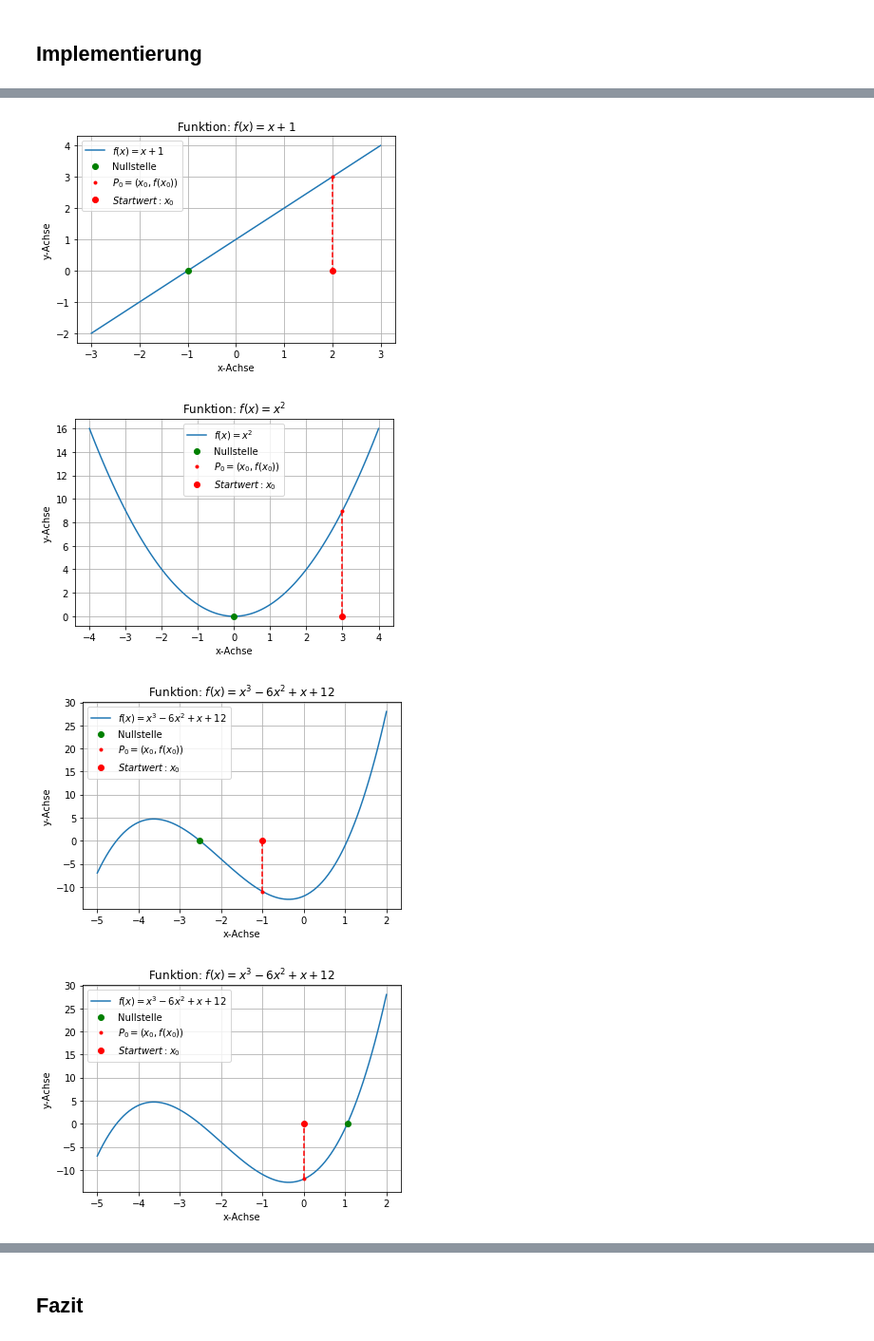
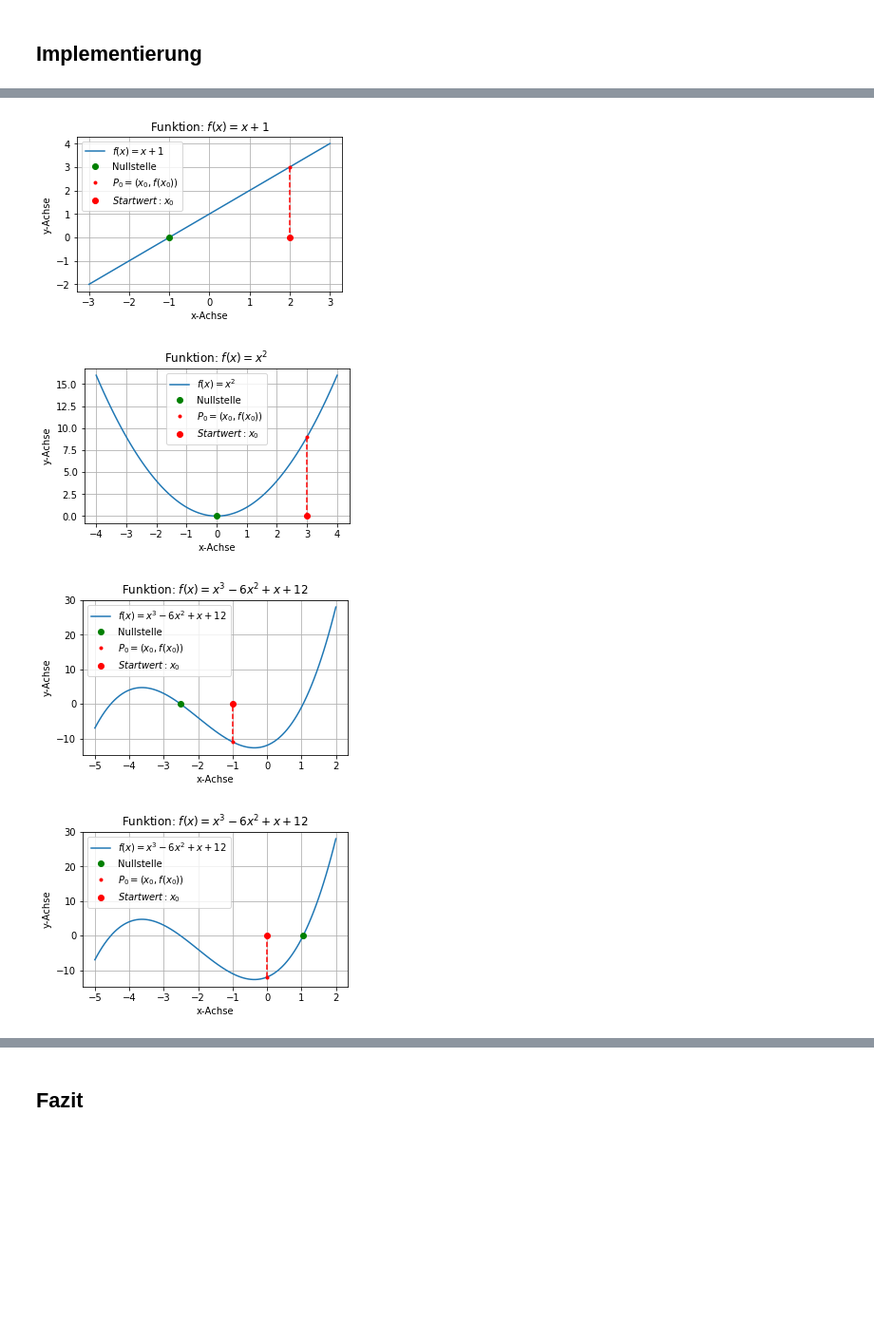
Before and after one commit to cheorges/Analysis-With-Python, a Jupyter notebook: Newton-Verfahren.ipynb, the cells around one changed output, grey strips where cells are left out. Shown at 95% size. Saved outputs shown, nothing was run; the diff lists cells and outputs as text; code cells hidden in the pictures; blank space fills up the shorter version.

```diff
--- a/Newton-Verfahren.ipynb
+++ b/Newton-Verfahren.ipynb
@@ -114,10 +115,10 @@ import sympy as sp
 
 def solve(f, x0):
     """
-    Ermittel die Nullstelle für die Funktion f mit dem Startwert x0.
-    @param: Funktion f: sympy-Funktion, als mathematischen Ausdruck
-    @param: int x0: Start für das Newton-Verfahren
-    @return: Die angenäherten Nullstelle (alle iterationen) von der Funktion f mit dem Startwert x0
+    Ermittelt die Nullstelle für die Funktion f mit dem Startwert x0.
+    @param: Funktion f: Sympy-Funktion als mathematischen Ausdruck
+    @param: int x0: Startwert für das Newton-Verfahren
+    @return: Die angenäherten Nullstellen (alle Iterationen) von der Funktion f mit dem Startwert x0
     """
 
     # Erste Ableitung der Funktion ermitteln.
@@ -137,12 +138,11 @@ def solve(f, x0):
         except AttributeError:
             raise Exception('Funktion muss Symbol x enthalten')
 
-        nullstellen_iterationen.append(x_nullstelle)
-
         # Abbruchbedingung.
         if sp.Abs(x_nullstelle - xn) < 1e-15:
             break
 
+        nullstellen_iterationen.append(x_nullstelle)
         xn = x_nullstelle
 
     return nullstellen_iterationen
@@ -182,10 +182,10 @@ from prettytable import PrettyTable
 
 
 """
-Erstellt eine einfache Tabelle welche für die Funktionen:
-- Den angenäherten Nullpunkt,
+Erstellt eine einfache Tabelle, welche für die Funktionen
+- den angenäherten Nullpunkt,
 - den Startwert,
-- und die Anzahl iterationen ausgeibt.
+- und die Anzahl Iterationen ausgiebt.
 """
 
 tabelle = PrettyTable()
@@ -194,7 +194,9 @@ tabelle.field_names = ["Funktion", "Nullstelle", "Startwert", "Iterationen"]
 for f, x0, start, ende, f_text in funktionen:
     try:
         nullstellen_iterationen = solve(f, x0)
-        tabelle.add_row([f, float(nullstellen_iterationen[-1]), x0, len(nullstellen_iterationen)])
+        # Die angenäherte Nullstelle befindet sich am Ende des Arrays.
+        nullstelle = float(nullstellen_iterationen[-1])
+        tabelle.add_row([f, nullstelle, x0, len(nullstellen_iterationen)])
     except Exception as e:
         print(f'Fehler: {f} - {str(e)}')
 
@@ -218,45 +220,49 @@ import matplotlib.pyplot as plt
 
 
 """
-Erstell für jede Funktion eine Graphen welche die
+Erstellt für jede Funktion eine Graphen, welcher die
 - Funktion,
-- den berechnete Nullpunkt und
-- den Startwert x0 und Punkt P0 darstellt.
+- die berechnete Nullstelle,
+- den Startwert x0
+- und den Punkt P0 darstellt.
 """
 
 for f, x0, start, ende, f_text in funktionen:
     try:
         nullstellen_iterationen = solve(f, x0)
 
-        # Daten für die Grafik aufbereiten
+        # Daten für den Graph aufbereiten
         x_values = np.linspace(start, ende, 100)
         y_values = []
 
         for x_value in x_values:
             y_value = f.subs(x, x_value)
             y_values.append(y_value)
 
-        # Graphik erstellen
+        # Graph erstellen
+        plt.figure(figsize=(5,3))
         plt.title(f'Funktion: {f_text}')
         plt.xlabel('x-Achse')
         plt.ylabel('y-Achse')
         plt.grid(True)
 
         # Funktion f in den Graphen zeichnen
         plt.plot(x_values, y_values, label=f_text)
+
         # Nullstelle in den Graphen zeichnen
         plt.plot(float(nullstellen_iterationen[-1]), 0, 'og', label='Nullstelle')
-        # Startwert x0 und P0 in den Graphen zeichnen und mit vertikalen Liene verbinden
+
+        # Startwert x0 und P0 in den Graphen zeichnen und mit vertikaler Linie verbinden
         plt.plot(x0, f.subs(x, x0), '.r', label=r"$P_0=(x_0, f(x_0))$")
         plt.plot(x0, 0, 'or', label=r"$Startwert: x_0$")
         plt.plot([float(x0), float(x0)], [f.subs(x, x0), 0], '--r')
 
         plt.legend()
         plt.show()
     except Exception as e:
         print(str(e))
 # %% [output]
-[figure, old version]
+[figure, new version]
-[figure, old version]
+[figure, new version]
-[figure, old version]
+[figure, new version]
-[figure, old version]
+[figure, new version]
```
Also changed, not shown: parts of 30 cells of this notebook.
